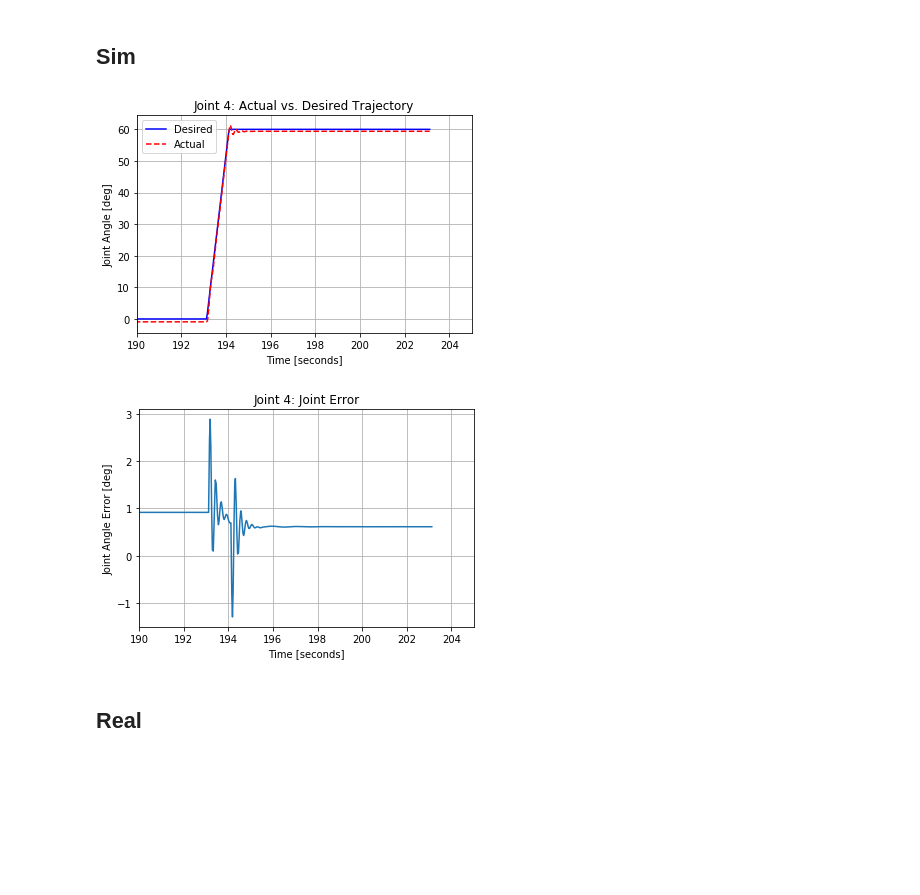
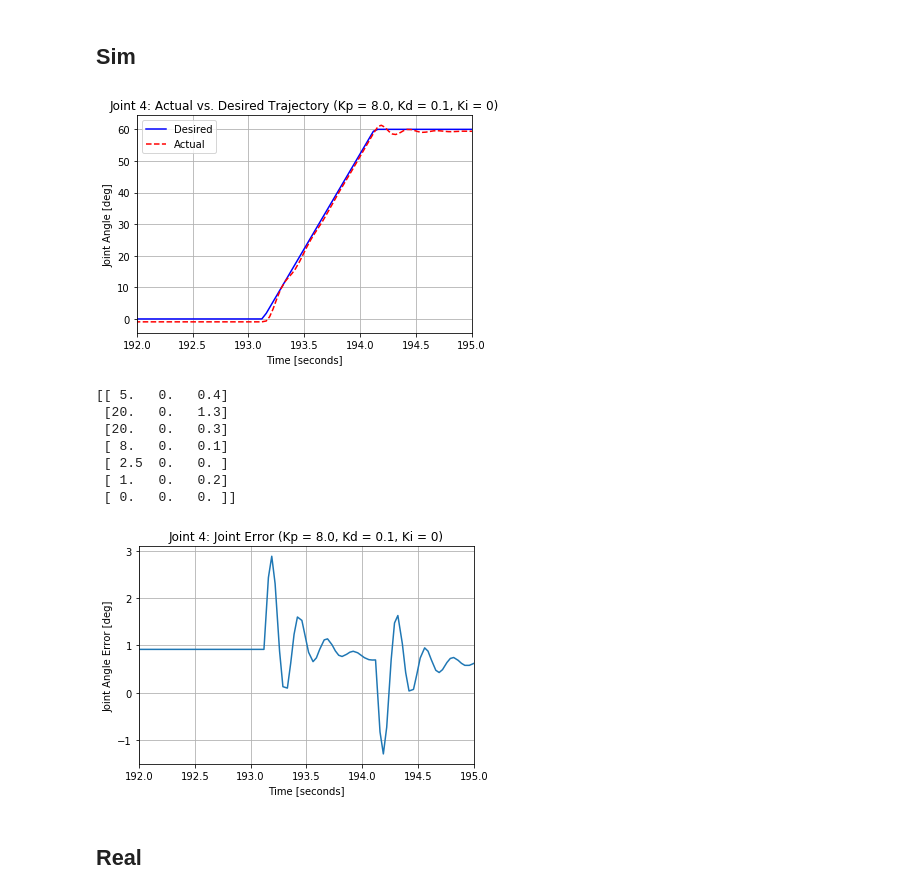
Before and after one commit to alonzolopez/bbot-master, a Jupyter notebook: rosbag/plot_joints_sim_pid.ipynb, the cells around one changed output. Saved outputs shown, nothing was run; the diff lists cells and outputs as text; code cells hidden in the pictures; blank space fills up the shorter version.

```diff
--- a/rosbag/plot_joints_sim_pid.ipynb
+++ b/rosbag/plot_joints_sim_pid.ipynb
@@ -198,25 +222,33 @@ j4_error4 = [pos[3]*180./math.pi for pos in j4_error]
 # %%
 plt.plot(j4_time, j4_desired4, 'b-', label="Desired")
 plt.plot(j4_time, j4_actual4, 'r--', label="Actual")
 plt.ylabel('Joint Angle [deg]')
 plt.xlabel('Time [seconds]')
-plt.title('Joint 4: Actual vs. Desired Trajectory')
+plt.title('Joint 4: Actual vs. Desired Trajectory (Kp = 8.0, Kd = 0.1, Ki = 0)')
 plt.legend(loc="upper left")
-plt.xlim(190, 205)
+plt.xlim(192, 195)
 plt.grid()
 plt.show()
+print(j4_pid)
 # %% [output]
-[figure, old version]
+[figure, new version]
+[[ 5.   0.   0.4]
+ [20.   0.   1.3]
+ [20.   0.   0.3]
+ [ 8.   0.   0.1]
+ [ 2.5  0.   0. ]
+ [ 1.   0.   0.2]
+ [ 0.   0.   0. ]]
 # %%
 plt.plot(j4_time, j4_error4)
 plt.ylabel('Joint Angle Error [deg]')
 plt.xlabel('Time [seconds]')
-plt.title('Joint 4: Joint Error')
+plt.title('Joint 4: Joint Error (Kp = 8.0, Kd = 0.1, Ki = 0)')
 plt.grid()
-plt.xlim(190, 205)
+plt.xlim(192, 195)
 plt.show()
 # %% [output]
-[figure, old version]
+[figure, new version]
 # %% [markdown]
 ## Real
 # %% [markdown]
```
Also changed, not shown: parts of 10 cells of this notebook.
